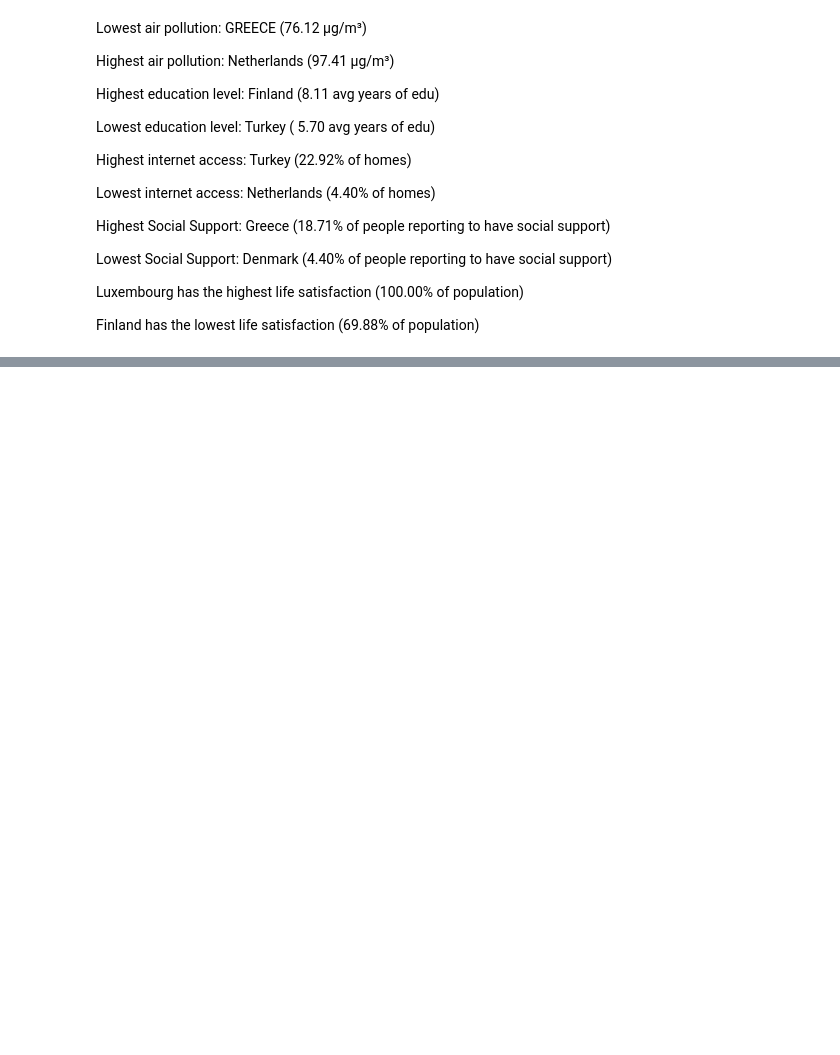
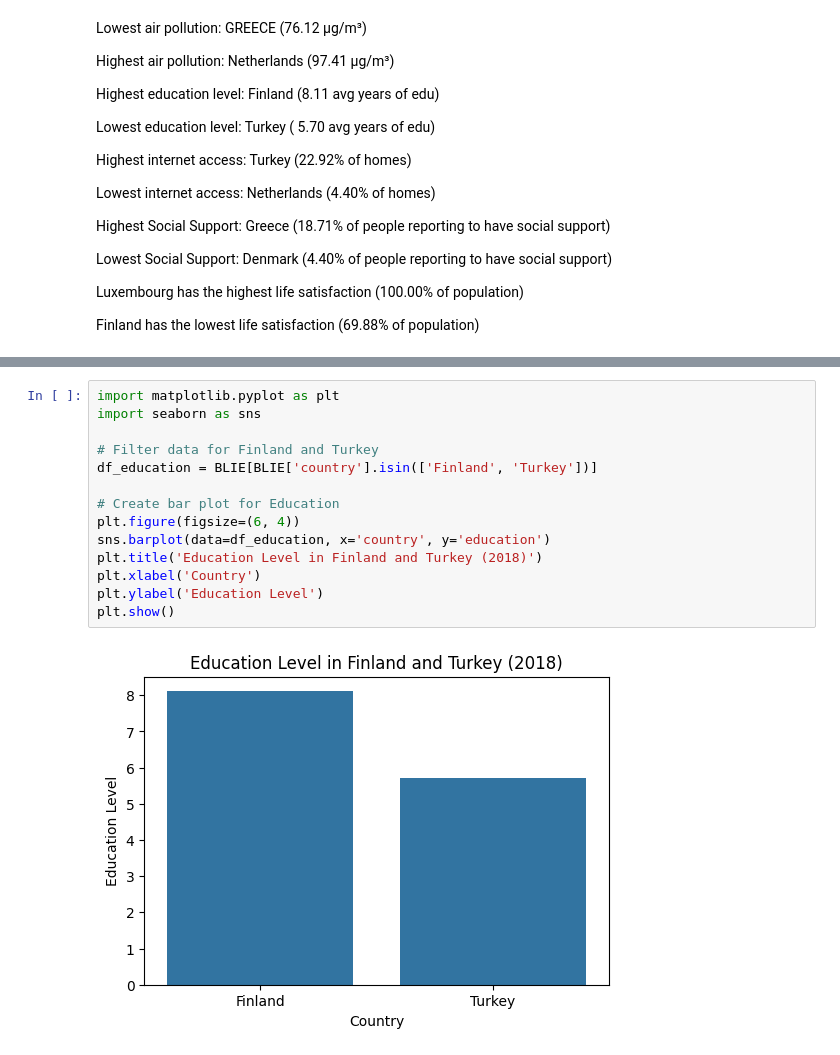
Before and after one commit to Jan12s/betterlifeindex, a Jupyter notebook: better_life_index_edu.ipynb, the cells around one changed output, grey strips where cells are left out. Saved outputs shown, nothing was run; the diff lists cells and outputs as text; blank space fills up the shorter version.

```diff
--- a/better_life_index_edu.ipynb
+++ b/better_life_index_edu.ipynb
@@ -572,0 +667,16 @@ Finland has the lowest life satisfaction (69.88% of population)
+# %%
+import matplotlib.pyplot as plt
+import seaborn as sns
+
+# Filter data for Finland and Turkey
+df_education = BLIE[BLIE['country'].isin(['Finland', 'Turkey'])]
+
+# Create bar plot for Education
+plt.figure(figsize=(6, 4))
+sns.barplot(data=df_education, x='country', y='education')
+plt.title('Education Level in Finland and Turkey (2018)')
+plt.xlabel('Country')
+plt.ylabel('Education Level')
+plt.show()
+# %% [output]
+[figure, added]
```
Also changed, not shown: parts of 35 cells of this notebook.
